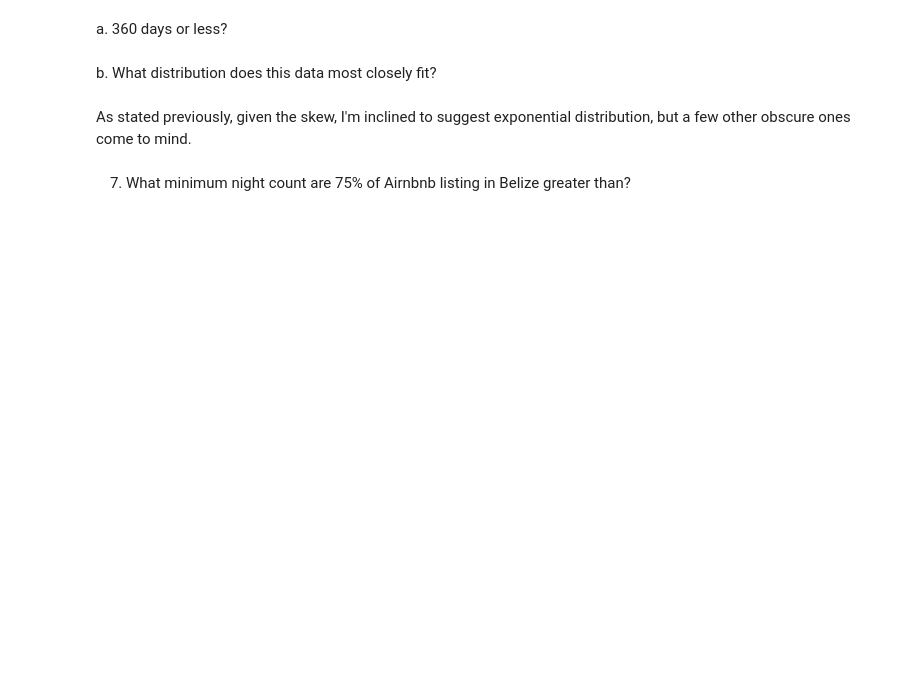
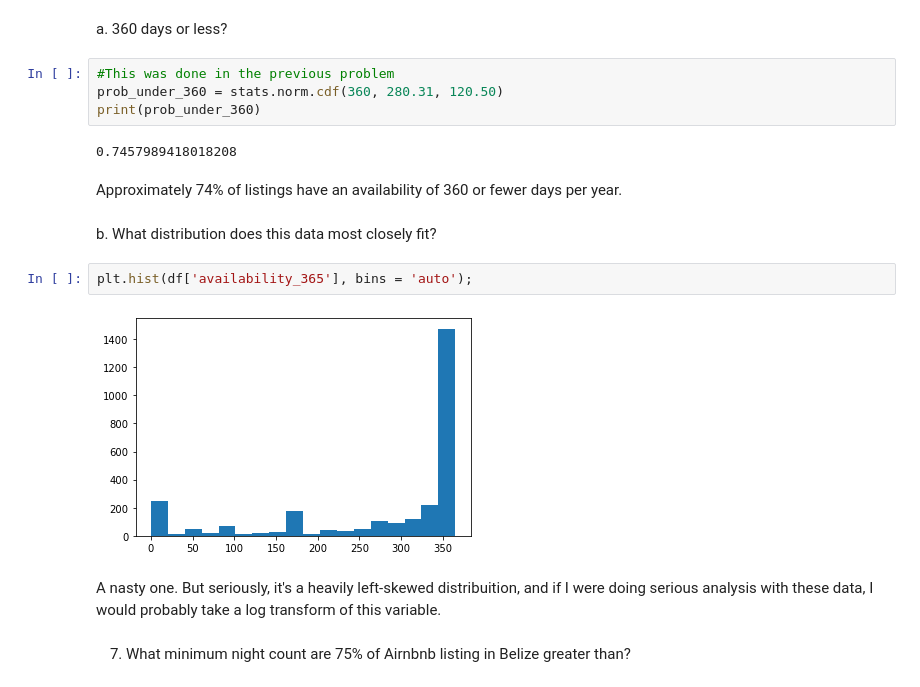
Before and after one commit to lilla-b/Week-9-Homework-, a Jupyter notebook: Week_09_HW.ipynb, the cells around one changed output. Saved outputs shown, nothing was run; the diff lists cells and outputs as text; blank space fills up the shorter version.

```diff
--- a/Week_09_HW.ipynb
+++ b/Week_09_HW.ipynb
@@ -133,8 +181,20 @@ Ratio: price, minimum_nights, number_of_reviews, reviews_per_month, calculated_h
 # %% [markdown]
 a.	360 days or less?
+# %%
+#This was done in the previous problem
+prob_under_360 = stats.norm.cdf(360, 280.31, 120.50)
+print(prob_under_360)
+# %% [output]
+0.7457989418018208
+# %% [markdown]
+Approximately 74% of listings have an availability of 360 or fewer days per year.
 # %% [markdown]
 b.	What distribution does this data most closely fit?
-# %% [markdown]
-As stated previously, given the skew, I'm inclined to suggest exponential distribution, but a few other obscure ones come to mind.
+# %%
+plt.hist(df['availability_365'], bins = 'auto');
+# %% [output]
+[figure, added]
+# %% [markdown]
+A nasty one. But seriously, it's a heavily left-skewed distribuition, and if I were doing serious analysis with these data, I would probably take a log transform of this variable.
 # %% [markdown]
 7.	What minimum night count are 75% of Airnbnb listing in Belize greater than?
```
Also changed, not shown: parts of 7 cells of this notebook.
